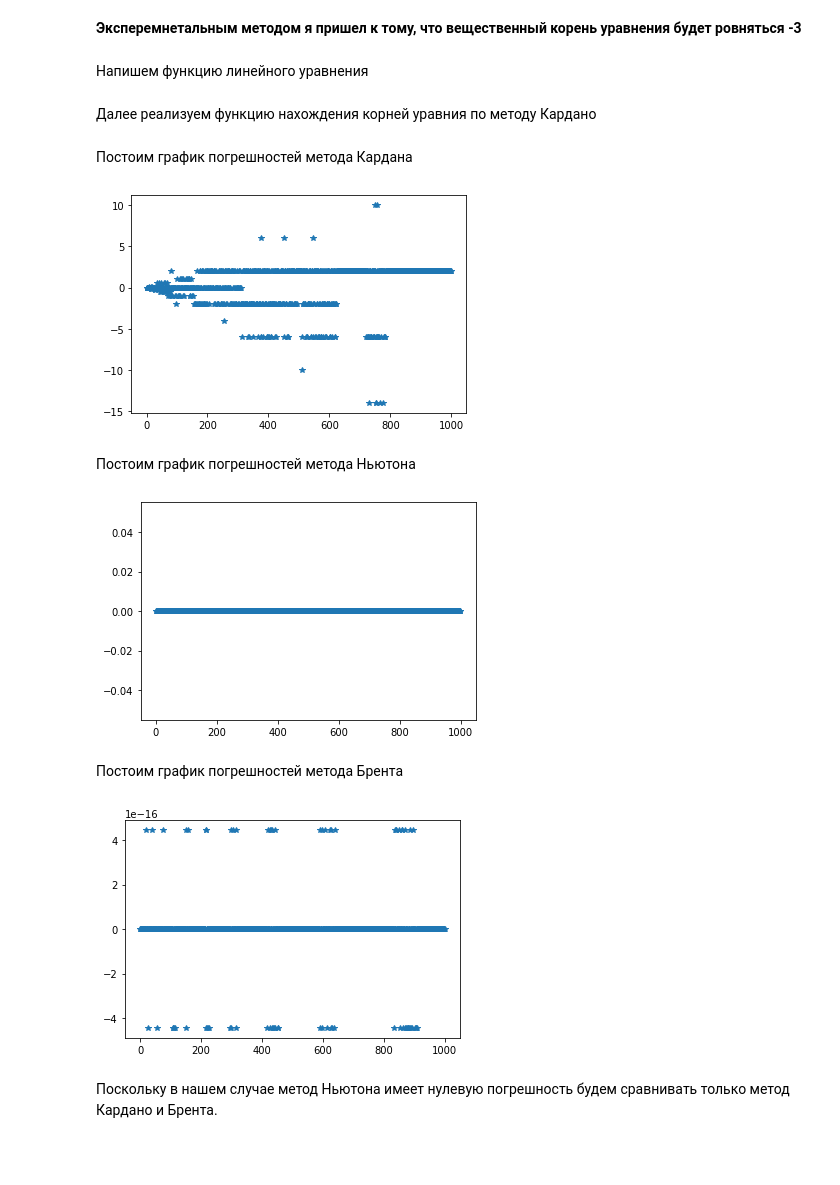
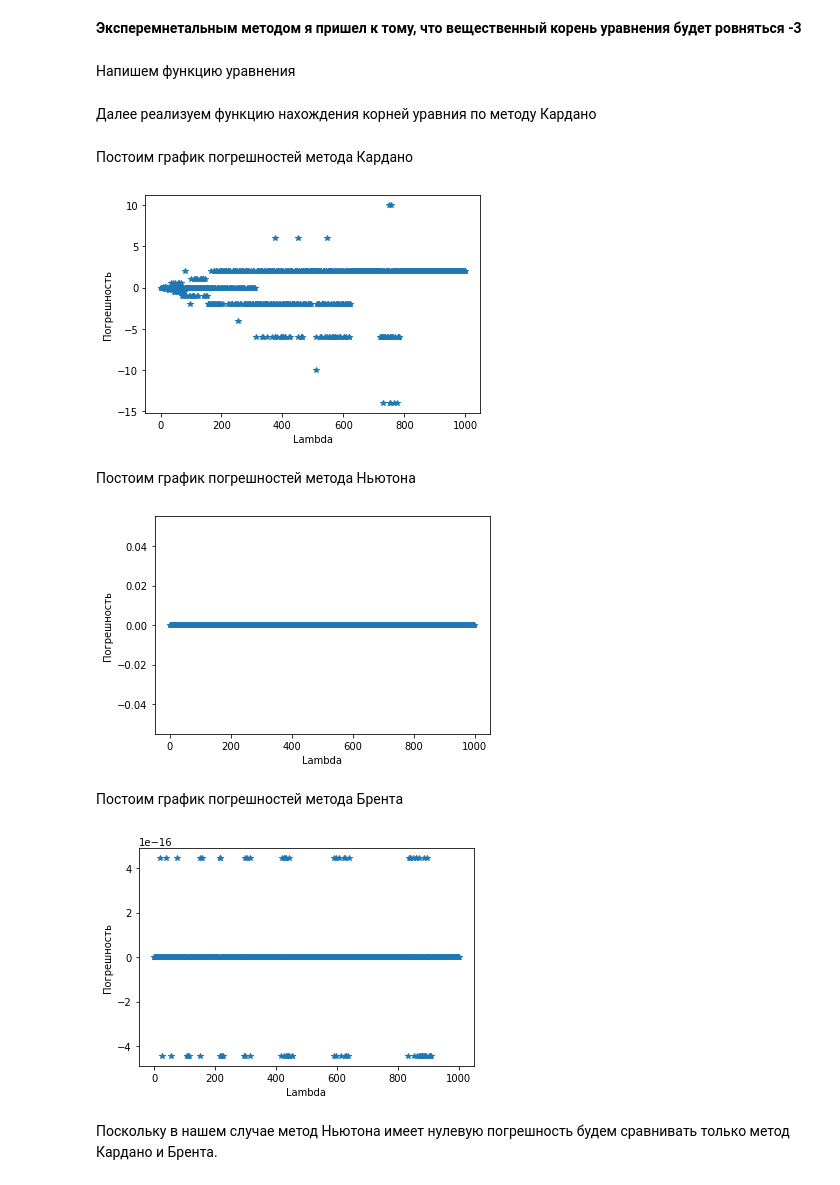
Before and after one commit to SAAndrevv/Bad-conditioning-of-the-cardano-method, a Jupyter notebook: Плохая обусловленность метода Кардано.ipynb, the cells around one changed output. Cells and saved outputs as stored; diff of their text form; code cells hidden in the pictures; blank space fills up the shorter version.

```diff
--- a/Плохая обусловленность метода Кардано.ipynb
+++ b/Плохая обусловленность метода Кардано.ipynb
@@ -32,7 +32,7 @@ import numpy as np
 import matplotlib.pyplot as plt
 from scipy.optimize import brentq, newton
 # %% [markdown]
-Напишем функцию линейного уравнения
+Напишем функцию уравнения
 # %%
 def func(x, l):
     return (x**3 + 3*x**2 + (l**2)*x + 3 * l**2)
@@ -56,19 +56,21 @@ def cardano(a, b, c, d):
     x3 = - (A + B)/2 - 0.5j * (A - B) * np.sqrt(3) - b/(3*a)
     return x1
 # %% [markdown]
-Постоим график погрешностей  метода Кардана
+Постоим график погрешностей  метода Кардано
 # %%
 l = np.linspace(0, 10**17, 1000)
 
 x_cardano = []
 
 for labda in l:
     x_cardano.append(cardano(1, 3, labda, labda))
 plt.plot(np.array(x_cardano) + 3, "*", label='Cardano')
+plt.xlabel("Lambda")
+plt.ylabel("Погрешность")
 #print(x_cardano)
 pass
 # %% [output]
-[figure, old version]
+[figure, new version]
 # %% [markdown]
 Постоим график погрешностей метода Ньютона
 # %%
@@ -77,10 +79,12 @@ x_newton = []
 for labda in l:
     x_newton.append(newton(func, -3, args=(labda,)))
 plt.plot(np.array(x_newton) + 3, "*", label='Newton')
+plt.xlabel("Lambda")
+plt.ylabel("Погрешность")
 #print(x_newton)
 pass
 # %% [output]
-[figure, old version]
+[figure, new version]
 # %% [markdown]
 Постоим график погрешностей метода Брента
 # %%
@@ -89,10 +93,12 @@ x_brent = []
 for labda in l:
     x_brent.append(brentq(func, -4, -2, args=(labda,)))
 plt.plot(np.array(x_brent) + 3, "*", label='Brent')
+plt.xlabel("Lambda")
+plt.ylabel("Погрешность")
 #print(x_brent)
 pass
 # %% [output]
-[figure, old version]
+[figure, new version]
 # %% [markdown]
 Поскольку в нашем случае метод Ньютона имеет нулевую погрешность будем сравнивать только метод Кардано и Брента.
 # %%
```
Also changed, not shown: parts of 1 cell of this notebook.
